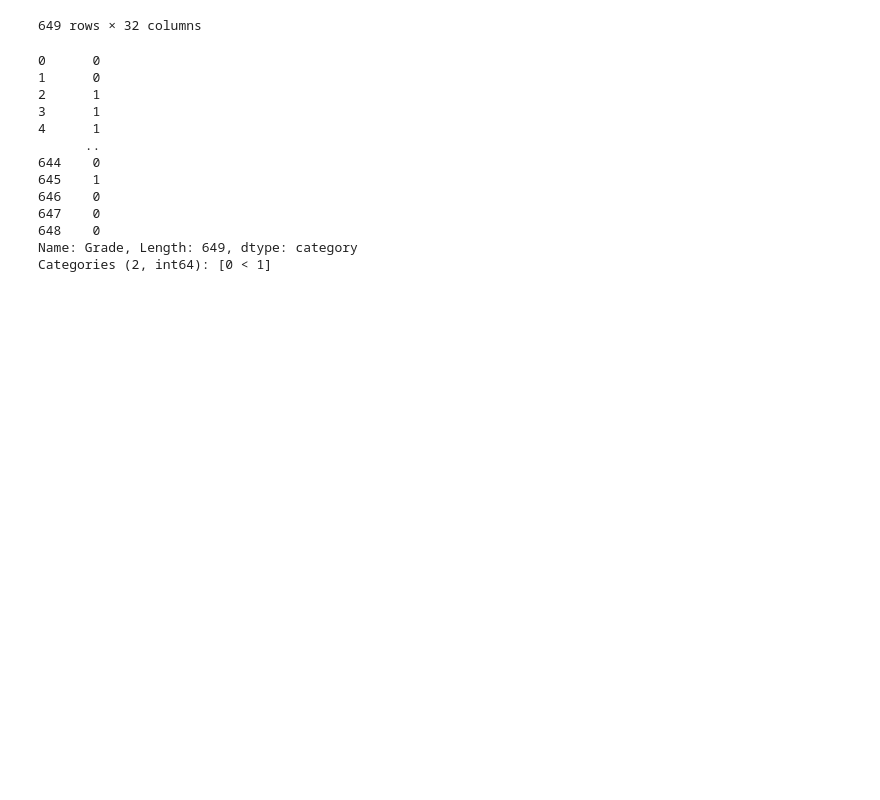
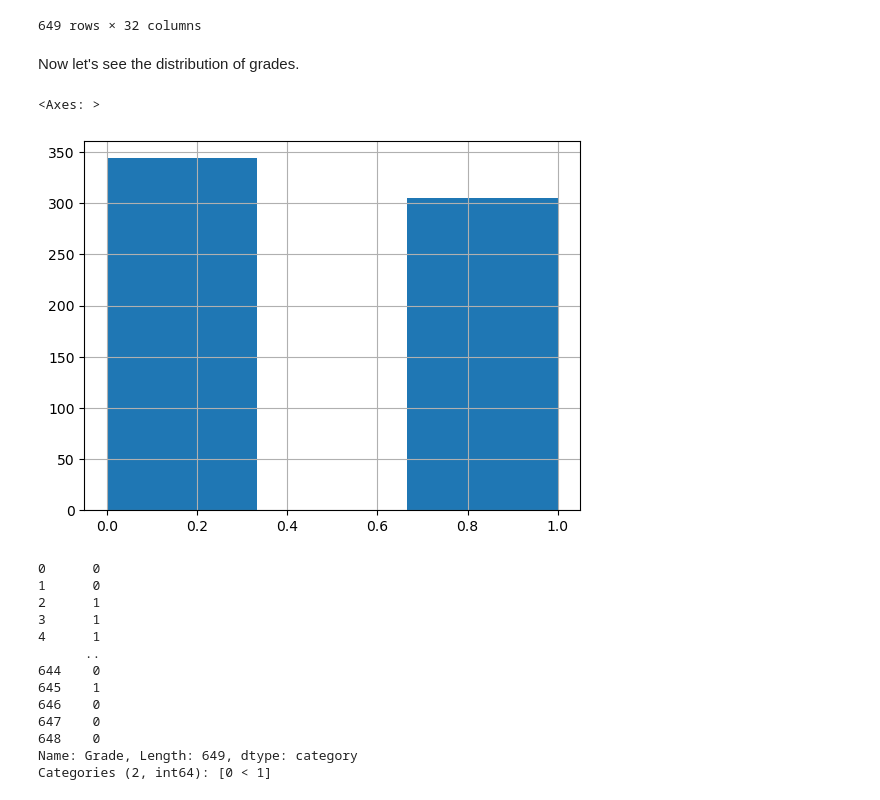
Before and after one commit to RafaelTakata0105/proyect-data-analysis, a Jupyter notebook: notebooks/proyect.ipynb, the cells around one changed output. Cells and saved outputs as stored; diff of their text form; code cells hidden in the pictures; blank space fills up the shorter version.

```diff
--- a/notebooks/proyect.ipynb
+++ b/notebooks/proyect.ipynb
@@ -339,6 +327,13 @@ porclass_df
 | 647 | 0 | 0 | 17 | 1 | 0 | 0 | 0 | 1 | 2 | 1 | ... |
 | 648 | 0 | 0 | 18 | 0 | 0 | 0 | 0 | 1 | 3 | 1 | ... |
 649 rows × 32 columns
+# %% [markdown]
+Now let's see the distribution of grades.
+# %%
+porclass_df['Grade'].hist(bins = 3)
+# %% [output]
+<Axes: >
+[figure, added]
 # %%
 porclass_df['Grade']
 # %% [output]
```
Also changed, not shown: parts of 4 cells of this notebook.
